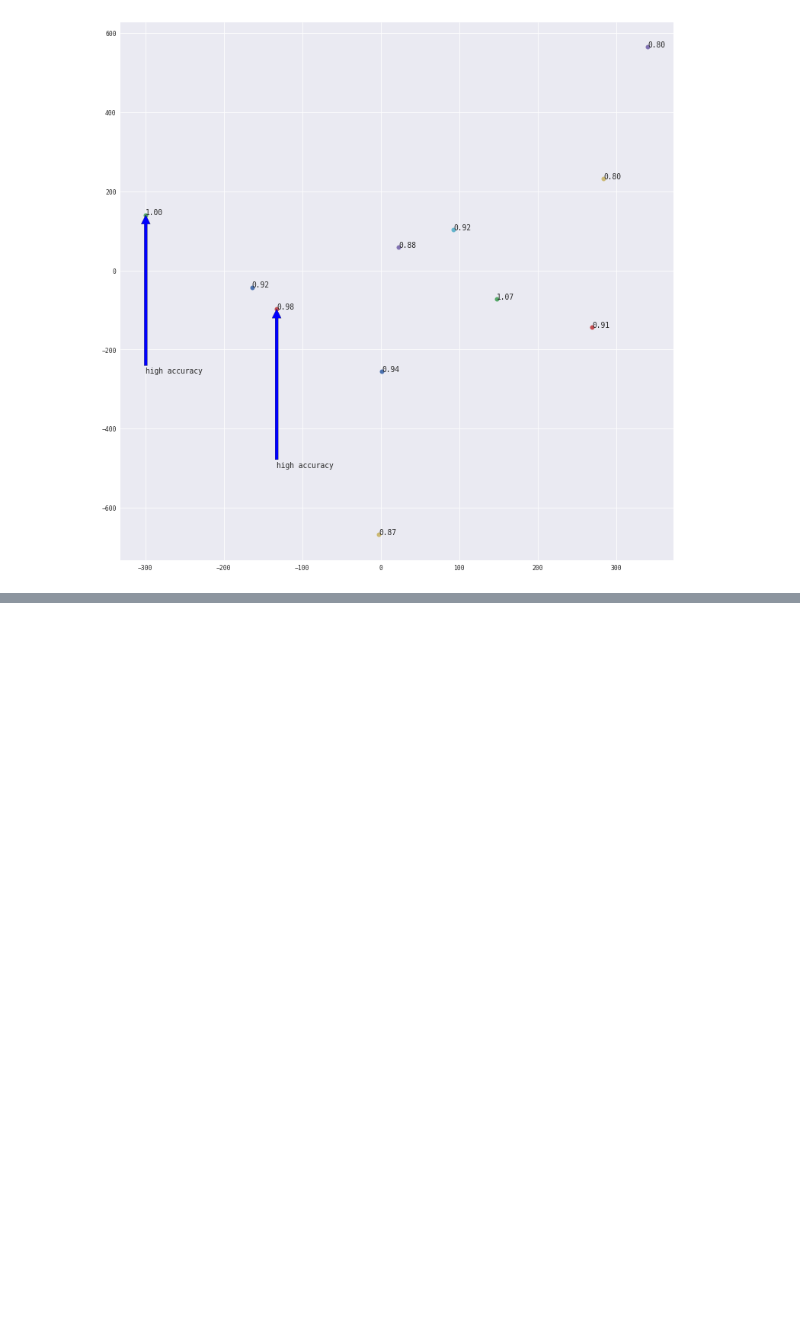
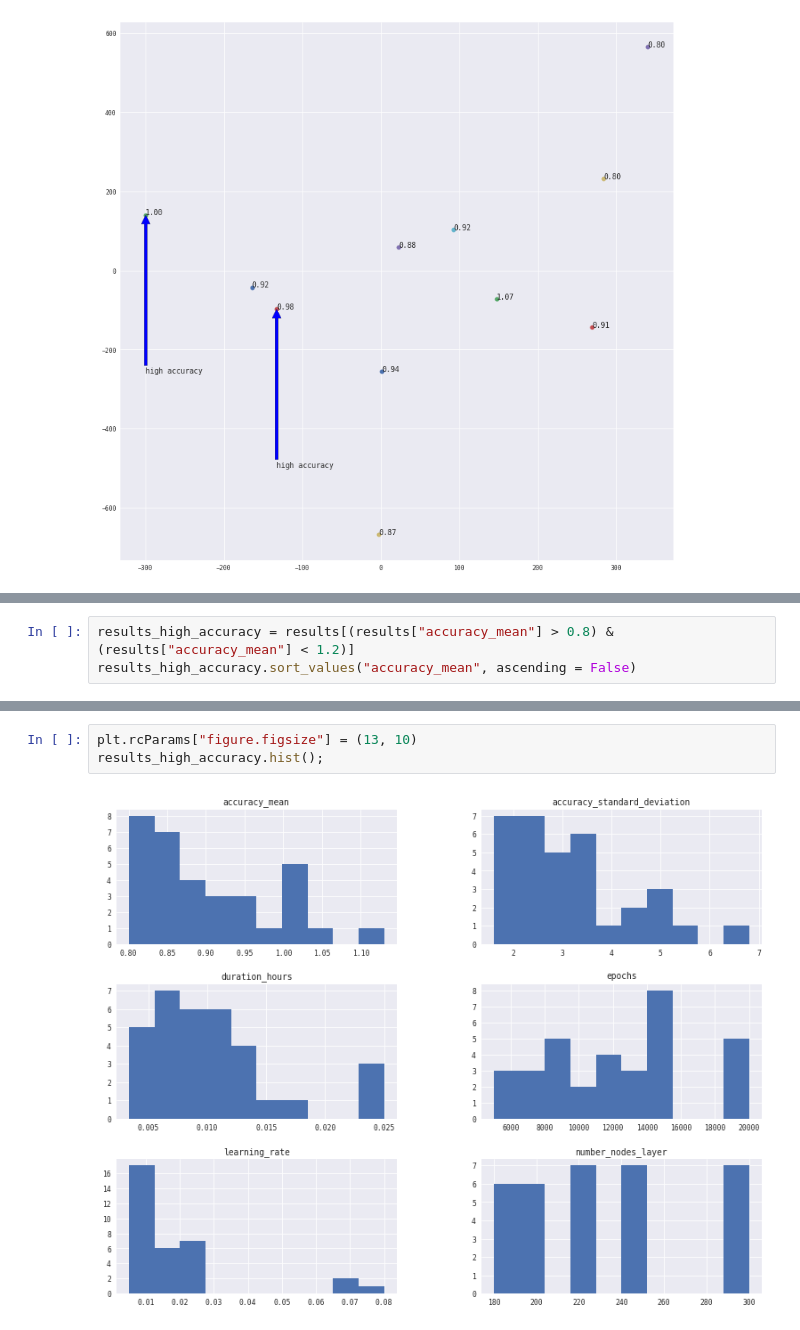
Before and after one commit to wdbm/dosimetric_correlations, a Jupyter notebook: hyperparameter_tuning.ipynb, the cells around one changed output, grey strips where cells are left out. Cells and saved outputs as stored; diff of their text form; blank space fills up the shorter version.

```diff
--- a/hyperparameter_tuning.ipynb
+++ b/hyperparameter_tuning.ipynb
@@ -271,0 +305,3 @@ plt.show()
+# %%
+results_high_accuracy = results[(results["accuracy_mean"] > 0.8) &  (results["accuracy_mean"] < 1.2)]
+results_high_accuracy.sort_values("accuracy_mean", ascending = False)
@@ -271,0 +326,5 @@ plt.show()
+# %%
+plt.rcParams["figure.figsize"] = (13, 10)
+results_high_accuracy.hist();
+# %% [output]
+[figure, added]
```
Also changed, not shown: parts of 20 cells of this notebook, 2 other files.
